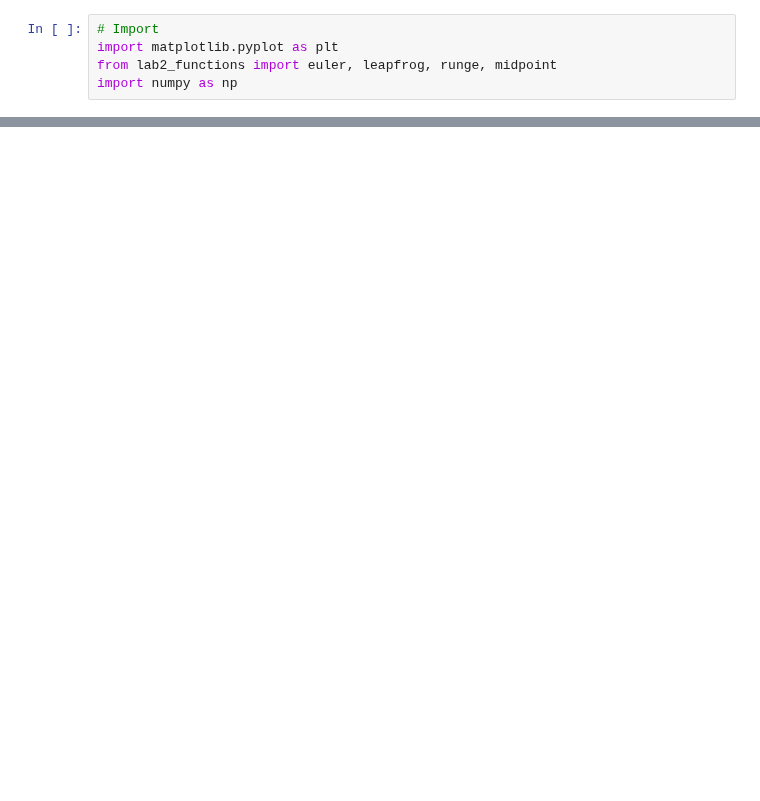
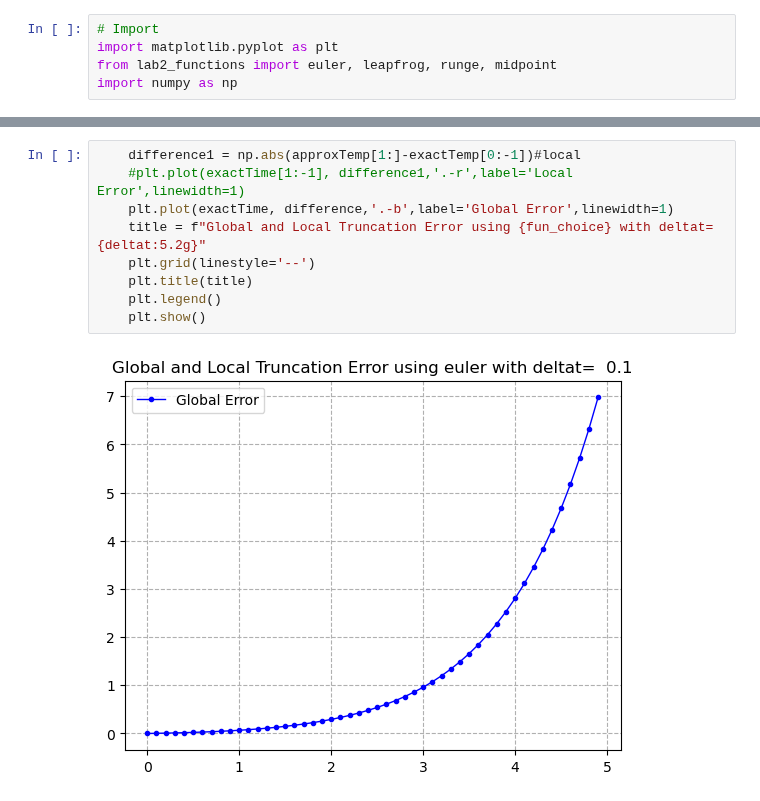
Before and after one commit to valenzuela12/numeric_2024, a Jupyter notebook: numlabs/lab2/terror2.ipynb, the cells around one changed output, grey strips where cells are left out. Saved outputs shown, nothing was run; the diff lists cells and outputs as text; blank space fills up the shorter version.

```diff
--- a/numlabs/lab2/terror2.ipynb
+++ b/numlabs/lab2/terror2.ipynb
@@ -91,0 +109,11 @@ if __name__ == "__main__":
+# %%
+    difference1 = np.abs(approxTemp[1:]-exactTemp[0:-1])#local
+    #plt.plot(exactTime[1:-1], difference1,'.-r',label='Local Error',linewidth=1)
+    plt.plot(exactTime, difference,'.-b',label='Global Error',linewidth=1)
+    title = f"Global and Local Truncation Error using {fun_choice} with deltat={deltat:5.2g}"
+    plt.grid(linestyle='--')
+    plt.title(title)
+    plt.legend()
+    plt.show()
+# %% [output]
+[figure, added]
```
Also changed, not shown: parts of 7 cells of this notebook, 11 other files.
